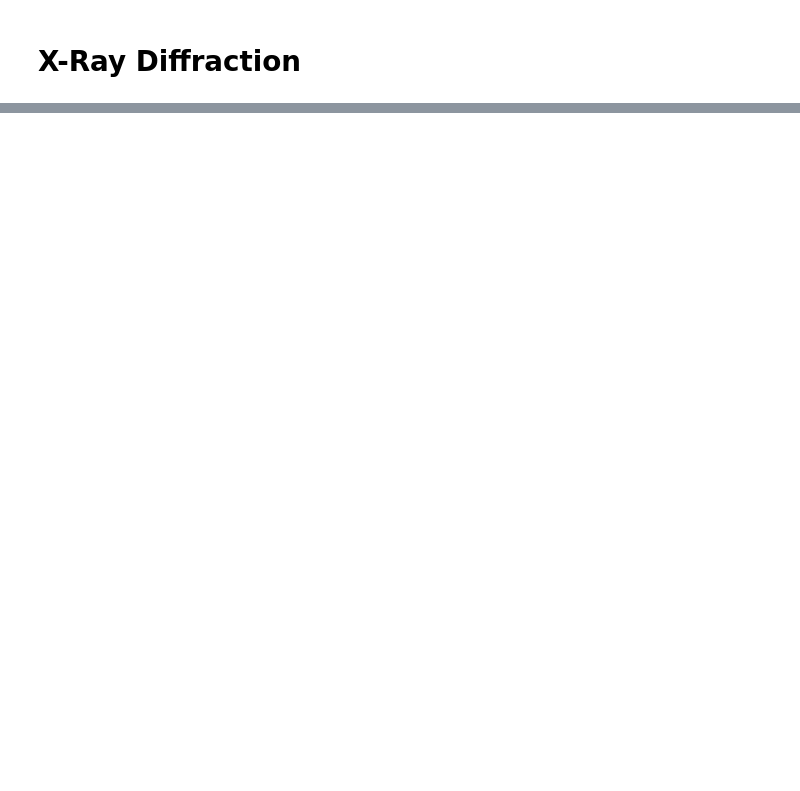
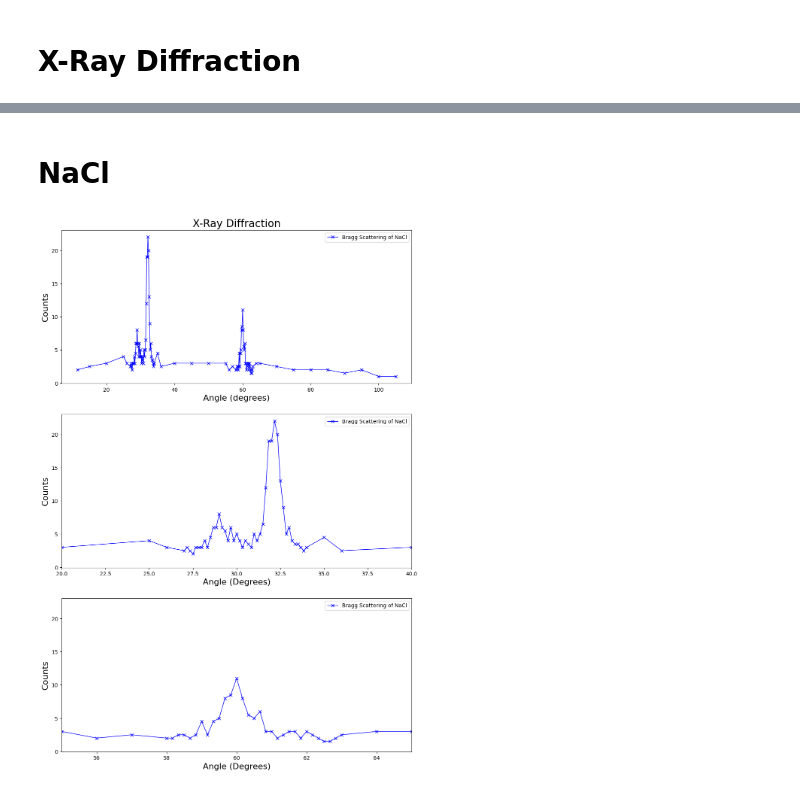
Before and after one commit to lewismcnish/Physics, a Jupyter notebook: Labs/X_ray/X_ray.ipynb, the cells around one changed output, grey strips where cells are left out. Drawn from its saved outputs; the diff is of its cells as text; code cells hidden in the pictures; blank space fills up the shorter version.

```diff
--- a/Labs/X_ray/X_ray.ipynb
+++ b/Labs/X_ray/X_ray.ipynb
@@ -43,0 +137,37 @@ $$d = \frac{a}{\sqrt{3}} = \frac{2.536\times 10^{-8}}{\sqrt{3}} = 1.46\times 10^
+# %% [markdown]
+# NaCl
+# %%
+angle  = np.loadtxt('xray_data_NaCl.txt', usecols=0, delimiter=',')
+counts = np.loadtxt('xray_data_NaCl.txt', usecols=1, delimiter=',')
+rad = angle * np.pi / 180
+
+sorted_angle = np.sort(angle)
+sorted_counts = ([counts[np.where(angle == i)] for i in sorted_angle])
+flat_counts = [item for sublist in sorted_counts for item in sublist]
+#flat_counts = (flat_counts[:70])
+
+plt.figure(figsize = (12,18))
+plt.subplot(3,1,1)
+plt.plot(sorted_angle, flat_counts, marker = 'x',color = 'blue', linewidth = 1,label='Bragg Scattering of NaCl')
+plt.xlabel('Angle (degrees)', fontsize=axis_size)
+plt.ylabel('Counts', fontsize=axis_size)
+plt.title('X-Ray Diffraction', fontsize=title_size)
+plt.legend()
+
+plt.subplot(3,1,2)
+plt.plot(sorted_angle, flat_counts, marker = 'x',color = 'blue', linewidth = 1,label='Bragg Scattering of NaCl')
+plt.xlabel('Angle (Degrees)', fontsize=axis_size)
+plt.xlim(20,40)
+plt.ylabel('Counts', fontsize=axis_size)
+plt.legend()
+
+plt.subplot(3,1,3)
+plt.plot(sorted_angle, flat_counts, marker = 'x',color = 'blue', linewidth = 1,label='Bragg Scattering of NaCl')
+plt.xlabel('Angle (Degrees)', fontsize=axis_size)
+plt.xlim(55,65)
+plt.ylabel('Counts', fontsize=axis_size)
+plt.legend()
+
+plt.show()
+# %% [output]
+[figure, added]
```
Also changed, not shown: parts of 7 cells of this notebook, 3 other files.
